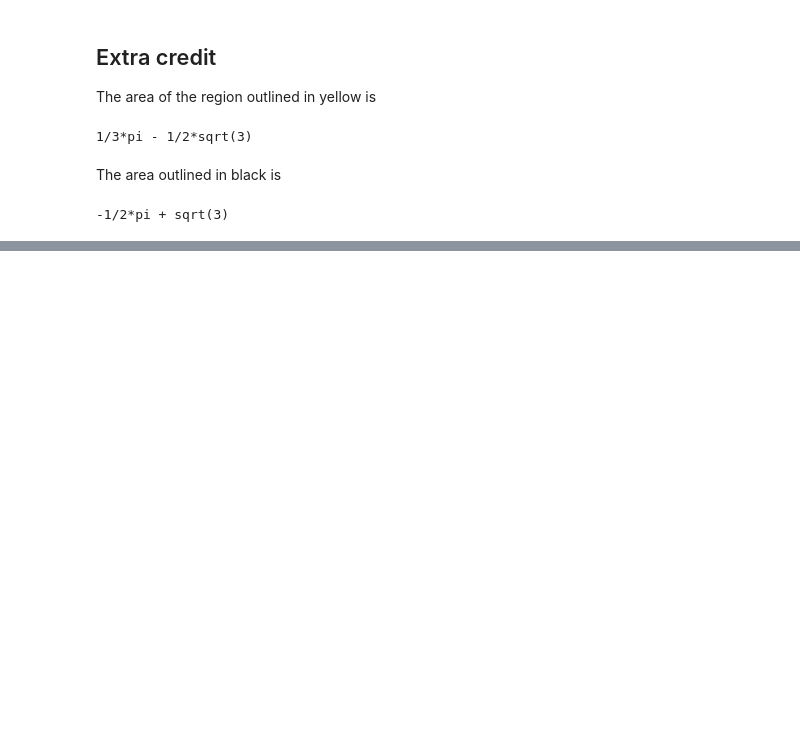
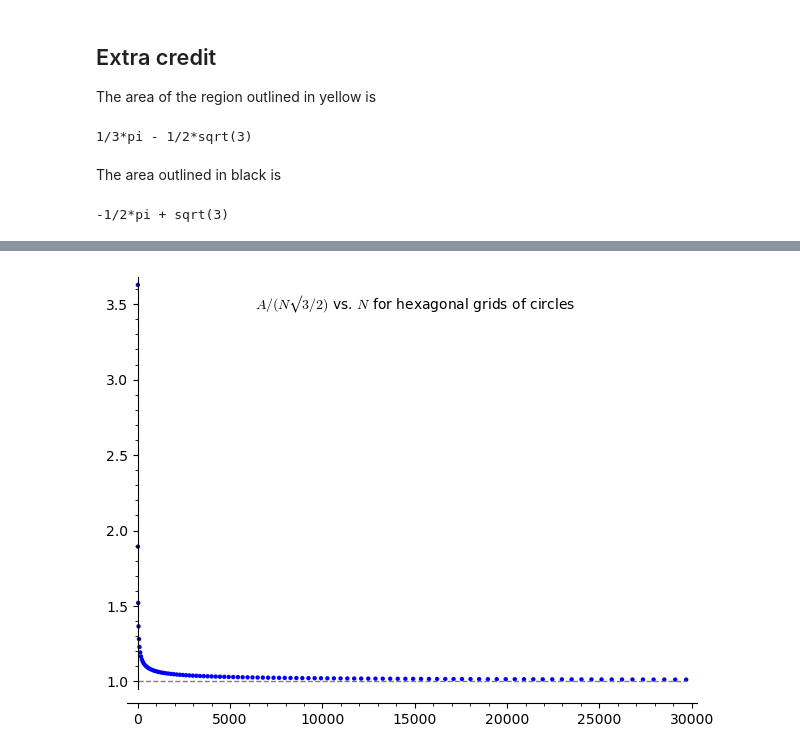
Before and after one commit to qpliu/sunday-puzzle, a Jupyter notebook: riddler/2025/20250606.ipynb, the cells around one changed output, grey strips where cells are left out. Drawn from its saved outputs; the diff is of its cells as text; code cells hidden in the pictures; blank space fills up the shorter version.

```diff
--- a/riddler/2025/20250606.ipynb
+++ b/riddler/2025/20250606.ipynb
@@ -81,0 +173,7 @@ show((N*Ay*6/4+N*Ab*6/3).simplify_full())
+# %%
+(points([(n,a*2/(sqrt(3)*n)) for (i,(n,a)) in zip(range(100),areas())])
+ + plot(1, 0, 29701,linestyle='dashed',color='gray')
+ + text("$A/(N√3/2)$ vs. $N$ for hexagonal grids of circles", (15000,3.5),color='black')
+)
+# %% [output]
+[figure, added]
```
Also changed, not shown: parts of 12 cells of this notebook.
